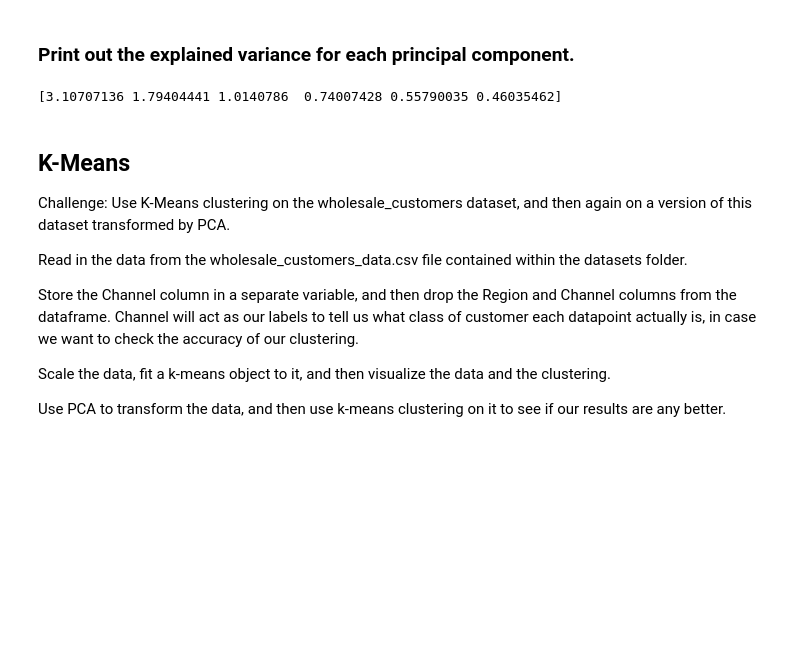
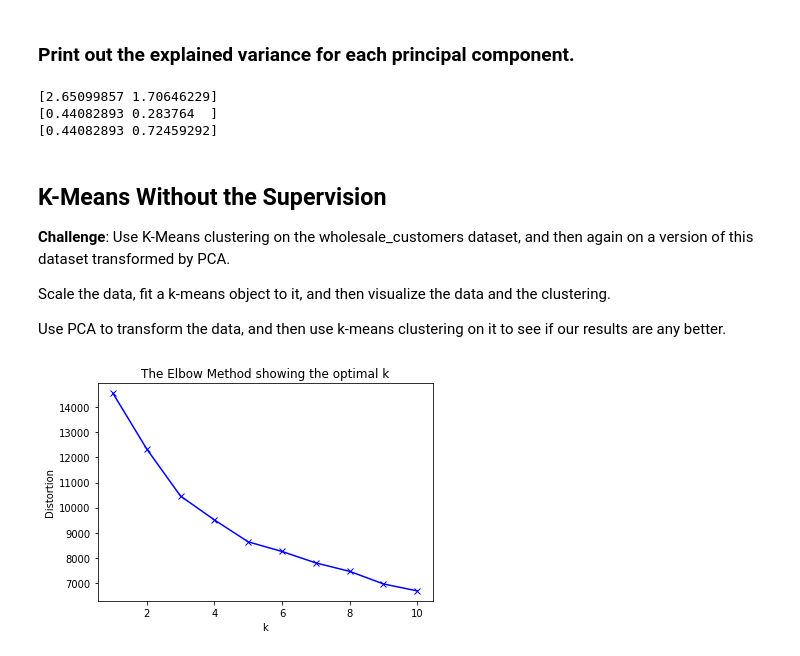
Before and after one commit to SamuelFolledo/DS2.1-Machine-Learning, a Jupyter notebook: classwork/homework/Homework 3- PCA and KMeans.ipynb, the cells around one changed output. Cells and saved outputs as stored; diff of their text form; code cells hidden in the pictures; blank space fills up the shorter version.

```diff
--- a/classwork/homework/Homework 3- PCA and KMeans.ipynb
+++ b/classwork/homework/Homework 3- PCA and KMeans.ipynb
@@ -52,4 +52,4 @@ target = df["Channel"]
 # %% [markdown]
 ### Drop the Channel and Region columns from the dataframe
 # %%
-df.drop(['Channel', 'Region'], axis=1)
+df= df.drop(['Channel', 'Region'], axis=1)
@@ -97,19 +77,44 @@ pca = PCA(n_components=6)
 X_r = pca.fit_transform(X_ss)
 # %% [markdown]
 ### Print out the explained variance for each principal component.
-# %%
-print(pca.explained_variance_)
-# %% [output]
-[3.10707136 1.79404441 1.0140786  0.74007428 0.55790035 0.46035462]
+# %%
+
+# how much information did we preserve?
+print(pca.explained_variance_)
+print(pca.explained_variance_ratio_)
+print(pca.explained_variance_ratio_.cumsum())
+# %% [output]
+[2.65099857 1.70646229]
+[0.44082893 0.283764  ]
+[0.44082893 0.72459292]
 # %% [markdown]
-## K-Means
-
-Challenge: Use K-Means clustering on the wholesale_customers dataset, and then again on a version of this dataset transformed by PCA.
-
-Read in the data from the wholesale_customers_data.csv file contained within the datasets folder.
-
-Store the Channel column in a separate variable, and then drop the Region and Channel columns from the dataframe. Channel will act as our labels to tell us what class of customer each datapoint actually is, in case we want to check the accuracy of our clustering.
+## K-Means Without the Supervision
+**Challenge**: Use K-Means clustering on the wholesale_customers dataset, and then again on a version of this dataset transformed by PCA.
 
 Scale the data, fit a k-means object to it, and then visualize the data and the clustering.
 
 Use PCA to transform the data, and then use k-means clustering on it to see if our results are any better.
+# %%
+from sklearn.cluster import KMeans
+from scipy.spatial import distance
+import matplotlib.pyplot as plt
+import numpy as np
+
+def get_k_distortion(data, max_range):
+    distortions = []
+    K = range(1, max_range)
+    for k in K:
+        km = KMeans(n_clusters=k)
+        km.fit(data)
+        distortions.append(sum(np.min(distance.cdist(data, km.cluster_centers_, 'euclidean'), axis=1)) / data.shape[0])
+
+    plt.plot(K, distortions, 'bx-')
+    plt.xlabel('k')
+    plt.ylabel('Distortion')
+    plt.title('The Elbow Method showing the optimal k')
+    plt.show()
+
+
+get_k_distortion(df, 11)
+# %% [output]
+[figure, added]
```
Also changed, not shown: parts of 11 cells of this notebook, 1 other file.
